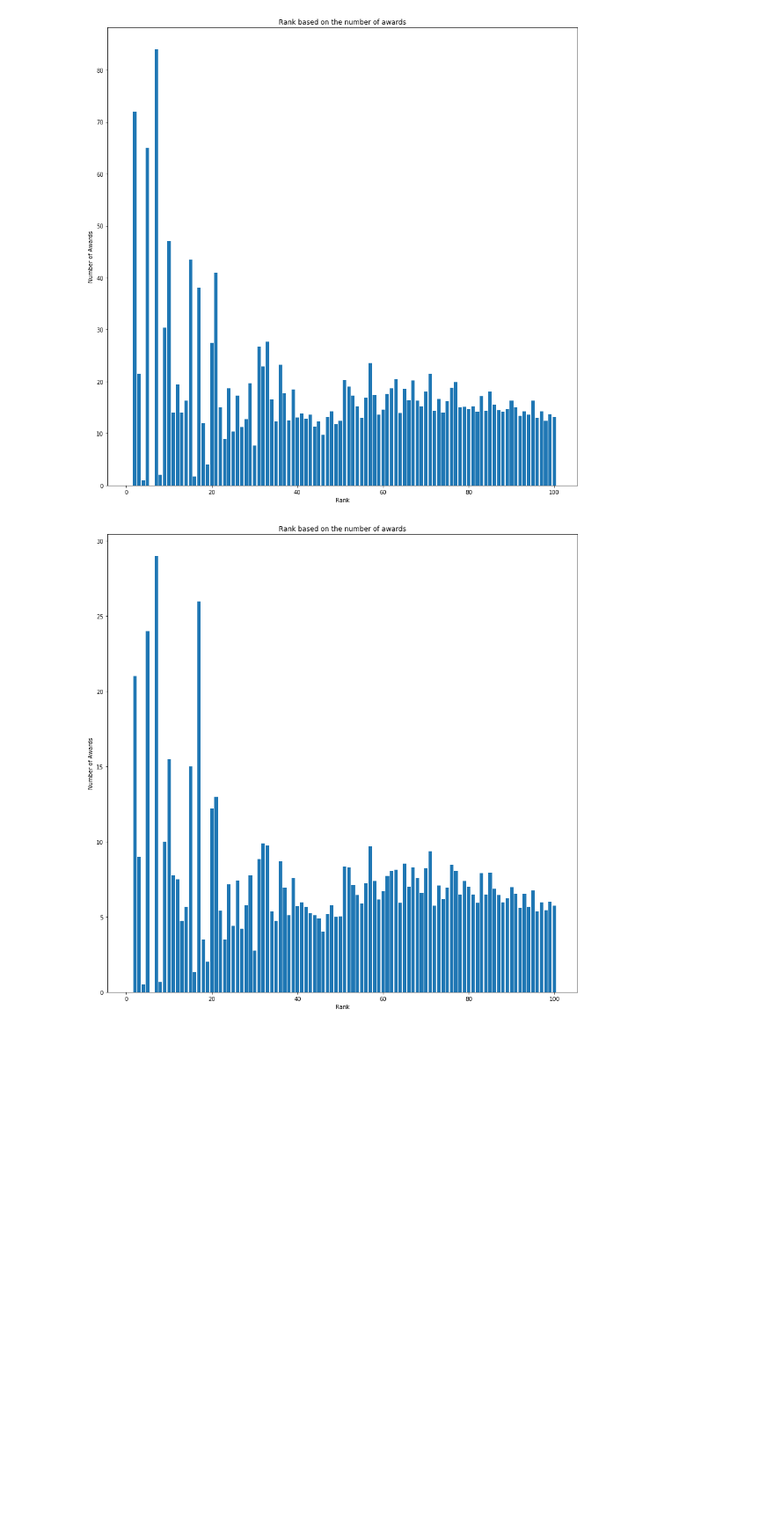
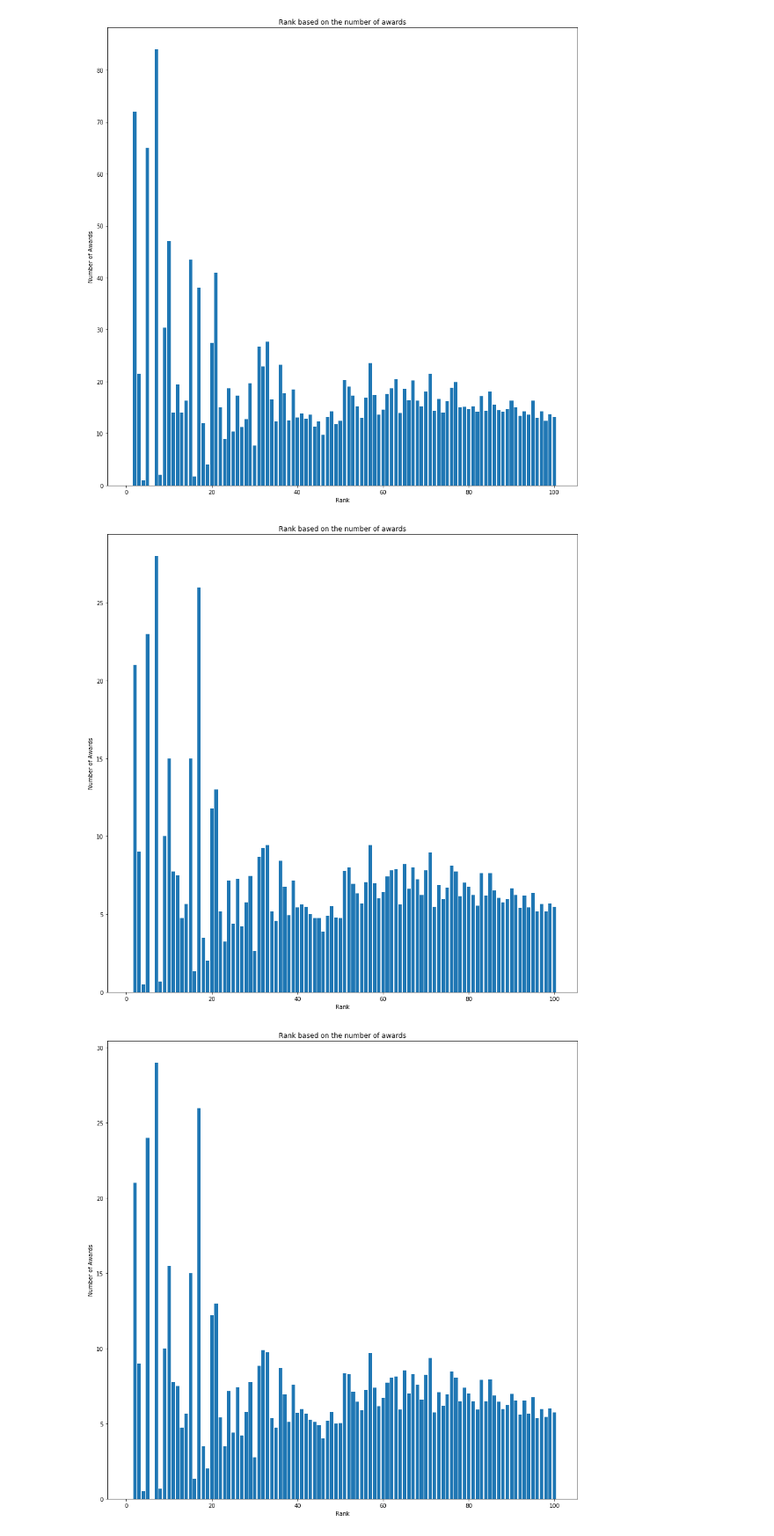
Before and after one commit to Weulass/Billboard-analytics, a Jupyter notebook: Aggregating.ipynb, the cells around one changed output. Shown: that part at 88% size. Saved outputs shown, nothing was run; the diff lists cells and outputs as text; code cells hidden in the pictures; blank space fills up the shorter version.

```diff
--- a/Aggregating.ipynb
+++ b/Aggregating.ipynb
@@ -77,6 +77,7 @@ for song in song_df.index:
     artist = song_df.loc[song,"artist"]
     last_award_list = list()
     award_num_list = list()
+    num_songs_awards = list()
     gold_count = list()
     platinum_count = list()
 
@@ -92,6 +93,7 @@ for song in song_df.index:
             if len(artist_df1)>0:
                 gold_count.append(artist_df1[artist_df1["award"] == "Gold"].count()["award"])
                 artist_df1 = artist_df1.sort_values("award_datetime",ascending=False).drop_duplicates("songs")
+                num_songs_awards.append(len(artist_df1["songs"].value_counts()))
                 platinum_count.append(artist_df1[artist_df1["award"] == "Platinum"].sum()["award_num"])
                 last_award_list.append(artist_df1.iloc[0]["award"])
                 award_num_list.append(gold_count[-1] + platinum_count[-1])
@@ -100,12 +102,14 @@ for song in song_df.index:
                 award_num_list.append(0)
                 gold_count.append(0)
                 platinum_count.append(0)
+                num_songs_awards.append(0)
 
         max_index = award_num_list.index(max(award_num_list))
         song_df.loc[song,"last_award_type"] = last_award_list[max_index]
         song_df.loc[song,"award_num"] = award_num_list[max_index]
         song_df.loc[song,"gold_count"] = gold_count[max_index]
         song_df.loc[song,"platinum_count"] = platinum_count[max_index]
+        song_df.loc[song,"num_songs_awards"] = num_songs_awards[max_index]
 # %%
 song_df.sort_values("award_num",ascending=False)
 # %% [output]
@@ -182,6 +186,16 @@ plt.xlabel("Rank")
 plt.show()
 # %% [output]
 [figure]
+# %%
+award_num = song_df.groupby("rank").mean()["num_songs_awards"]
+plt.figure(figsize=(15,15))
+plt.bar(award_num.index,award_num)
+plt.title("Rank based on the number of awards")
+plt.ylabel("Number of Awards")
+plt.xlabel("Rank")
+plt.show()
+# %% [output]
+[figure, added]
 # %%
 award_num = song_df.groupby("rank").mean()["gold_count"]
 plt.figure(figsize=(15,15))
```
Also changed, not shown: parts of 6 cells of this notebook, 2 other files.
